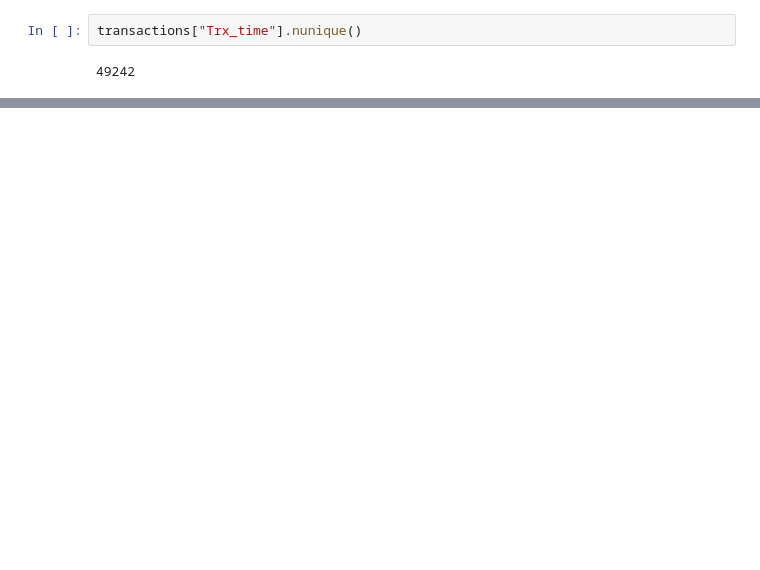
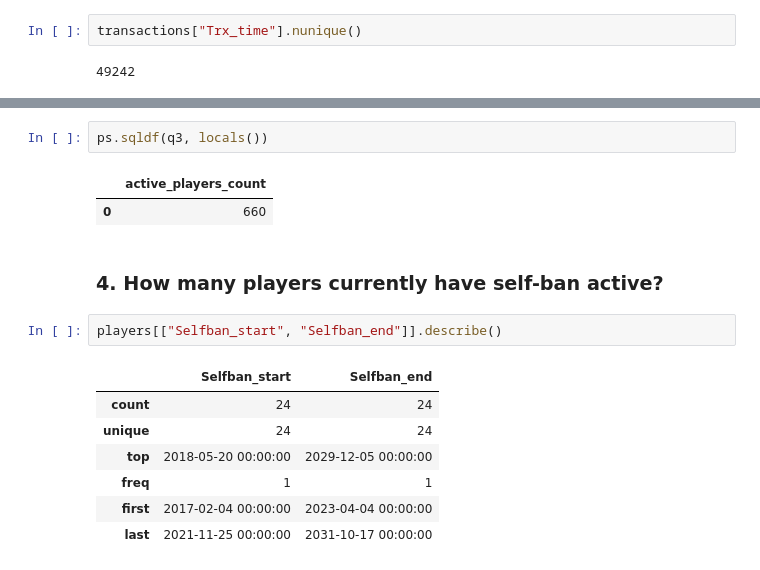
Before and after one commit to KonuTech/lotto2, a Jupyter notebook: assignment_01.ipynb, the cells around one changed output, grey strips where cells are left out. Cells and saved outputs as stored; diff of their text form; blank space fills up the shorter version.

```diff
--- a/assignment_01.ipynb
+++ b/assignment_01.ipynb
@@ -284,0 +391,17 @@ q3_result
+# %%
+ps.sqldf(q3, locals())
+# %% [output]
+|  | active_players_count |
+| 0 | 660 |
+# %% [markdown]
+### 4. How many players currently have self-ban active?
+# %%
+players[["Selfban_start", "Selfban_end"]].describe()
+# %% [output]
+|  | Selfban_start | Selfban_end |
+| count | 24 | 24 |
+| unique | 24 | 24 |
+| top | 2018-05-20 00:00:00 | 2029-12-05 00:00:00 |
+| freq | 1 | 1 |
+| first | 2017-02-04 00:00:00 | 2023-04-04 00:00:00 |
+| last | 2021-11-25 00:00:00 | 2031-10-17 00:00:00 |
```
Also changed, not shown: parts of 53 cells of this notebook.
